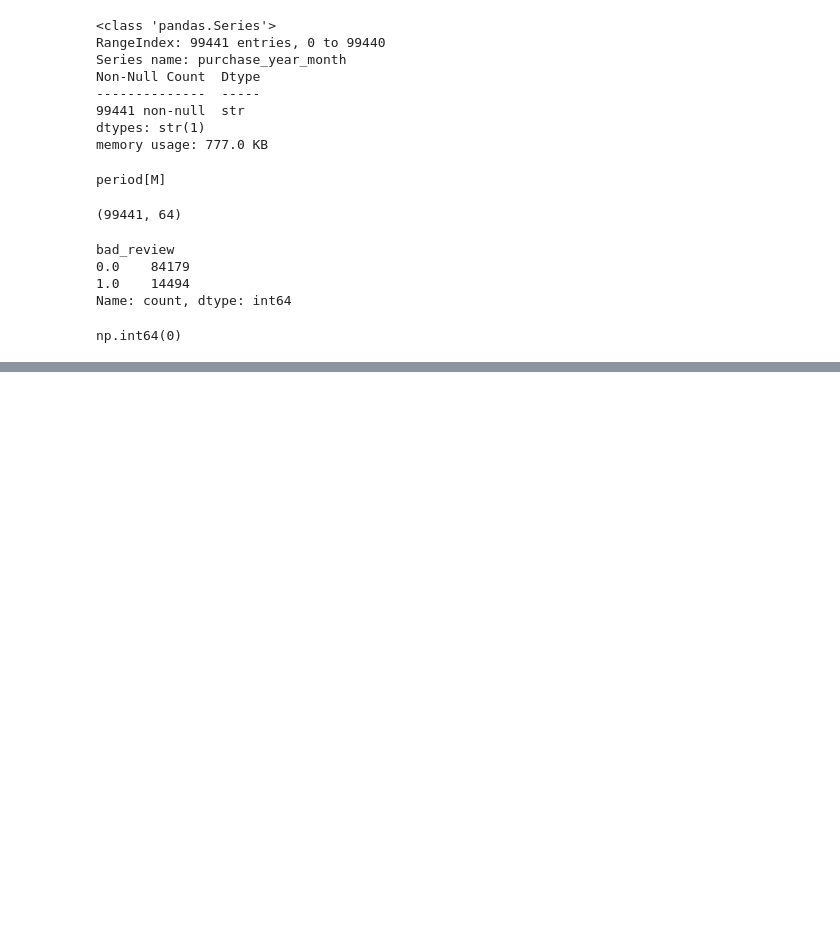
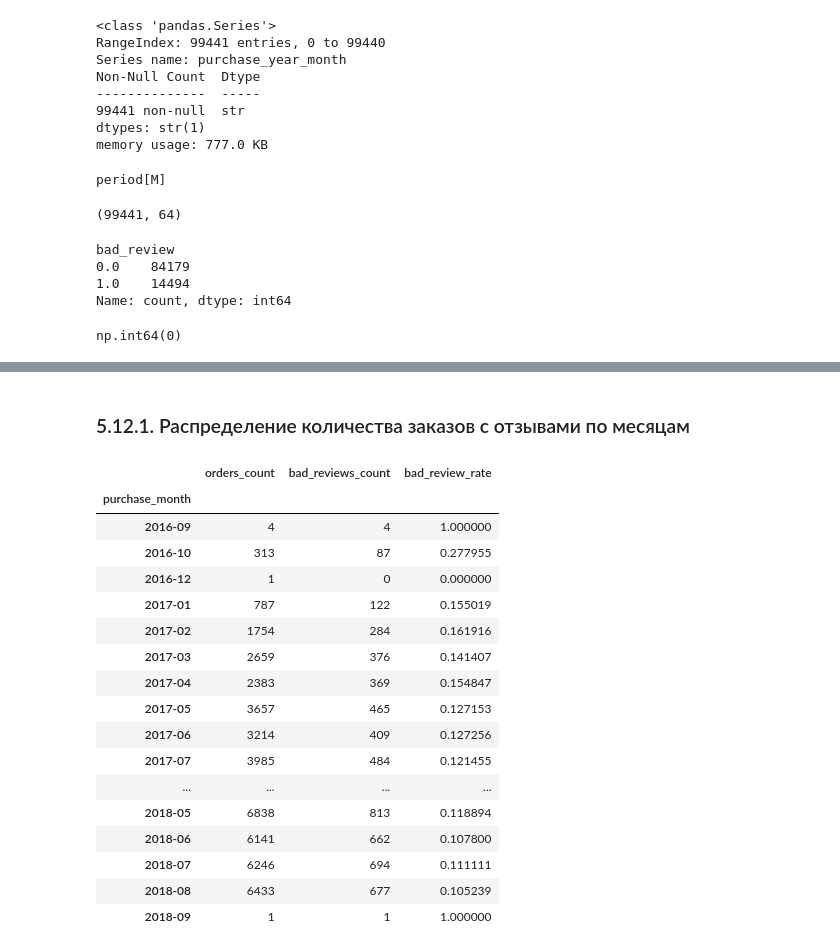
Before and after one commit to Vaindrakh-Elizaveta/olist-ecommerce-analysis, a Jupyter notebook: notebooks/05_model_preparation.ipynb, the cells around one changed output, grey strips where cells are left out. Cells and saved outputs as stored; diff of their text form; code cells hidden in the pictures; blank space fills up the shorter version.

```diff
--- a/notebooks/05_model_preparation.ipynb
+++ b/notebooks/05_model_preparation.ipynb
@@ -756,0 +151,8 @@ Name: count, dtype: int64
+# %%
+model_data = (
+    orders_analytics
+    .dropna(subset=["bad_review", "order_approved_at"])
+    .copy()
+)
+
+model_data["bad_review"] = model_data["bad_review"].astype(int)
@@ -756,0 +505,39 @@ Name: count, dtype: int64
+# %% [markdown]
+### 5.12.1. Распределение количества заказов с отзывами по месяцам
+# %%
+monthly_distribution = (
+    metadata
+    .assign(
+        bad_review=y,
+        purchase_month=metadata[
+            "order_purchase_timestamp"
+        ].dt.to_period("M")
+    )
+    .groupby("purchase_month")
+    .agg(
+        orders_count=("bad_review", "size"),
+        bad_reviews_count=("bad_review", "sum"),
+        bad_review_rate=("bad_review", "mean")
+    )
+)
+
+monthly_distribution
+# %% [output]
+|  | orders_count | bad_reviews_count | bad_review_rate |
+| purchase_month |  |  |  |
+| 2016-09 | 4 | 4 | 1.000000 |
+| 2016-10 | 313 | 87 | 0.277955 |
+| 2016-12 | 1 | 0 | 0.000000 |
+| 2017-01 | 787 | 122 | 0.155019 |
+| 2017-02 | 1754 | 284 | 0.161916 |
+| 2017-03 | 2659 | 376 | 0.141407 |
+| 2017-04 | 2383 | 369 | 0.154847 |
+| 2017-05 | 3657 | 465 | 0.127153 |
+| 2017-06 | 3214 | 409 | 0.127256 |
+| 2017-07 | 3985 | 484 | 0.121455 |
+| ... | ... | ... | ... |
+| 2018-05 | 6838 | 813 | 0.118894 |
+| 2018-06 | 6141 | 662 | 0.107800 |
+| 2018-07 | 6246 | 694 | 0.111111 |
+| 2018-08 | 6433 | 677 | 0.105239 |
+| 2018-09 | 1 | 1 | 1.000000 |
```
Also changed, not shown: parts of 170 cells of this notebook, 1 other file.
